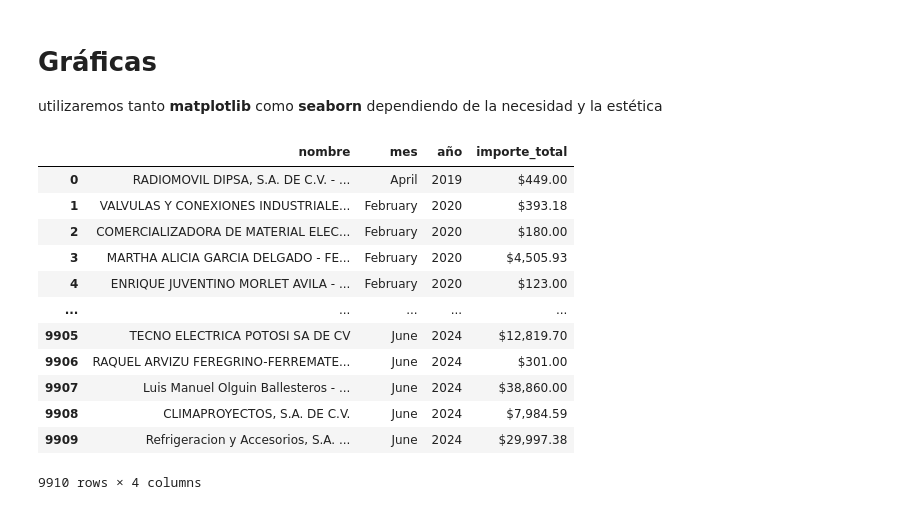
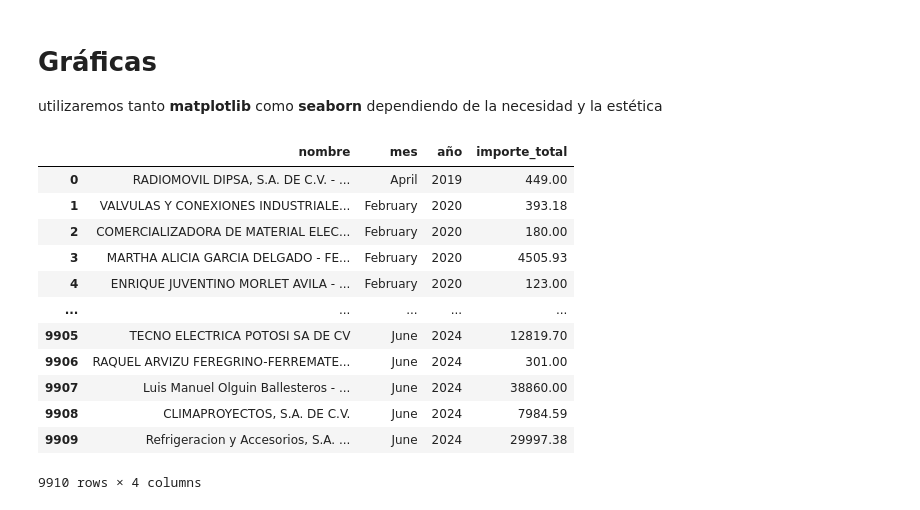
Before and after one commit to Samaelthecreator/DataAnalyst, a Jupyter notebook: comprasAnalysis.ipynb, the cells around one changed output. Saved outputs shown, nothing was run; the diff lists cells and outputs as text; code cells hidden in the pictures.

```diff
--- a/comprasAnalysis.ipynb
+++ b/comprasAnalysis.ipynb
@@ -199,41 +199,38 @@ utilizaremos tanto **matplotlib** como **seaborn** dependiendo de la necesidad y
 # %%
 #Graficamos los 3 mejores proveedores en un periodo de 6 meses y un periodo anual
 #Extraemos una tabla unicamente con la información necesaria y agregamos dos columnas, una para el mes y otra para el año
-
-
-
 
 q_prov = '''
 SELECT
     p.nombre,
     TO_CHAR(c.fecha_recepcion, 'Month') AS mes,
     TO_CHAR(c.fecha_recepcion, 'YYYY') AS año,
-    c.importe_total
+    CAST(c.importe_total AS numeric)
 FROM
     compras c
 INNER JOIN
     proveedores p ON c.id_proveedor = p.id_proveedor;
 
 
                 '''
 prov = pd.read_sql(q_prov,engine)
 
 
 prov
 
 #fig, ax = plt.subplots()
 #ax.scatter(x[])
 # %% [output]
 |  | nombre | mes | año | importe_total |
-| 0 | RADIOMOVIL DIPSA, S.A. DE C.V. - ... | April | 2019 | $449.00 |
-| 1 | VALVULAS Y CONEXIONES INDUSTRIALE... | February | 2020 | $393.18 |
-| 2 | COMERCIALIZADORA DE MATERIAL ELEC... | February | 2020 | $180.00 |
-| 3 | MARTHA ALICIA GARCIA DELGADO - FE... | February | 2020 | $4,505.93 |
-| 4 | ENRIQUE JUVENTINO MORLET AVILA - ... | February | 2020 | $123.00 |
+| 0 | RADIOMOVIL DIPSA, S.A. DE C.V. - ... | April | 2019 | 449.00 |
+| 1 | VALVULAS Y CONEXIONES INDUSTRIALE... | February | 2020 | 393.18 |
+| 2 | COMERCIALIZADORA DE MATERIAL ELEC... | February | 2020 | 180.00 |
+| 3 | MARTHA ALICIA GARCIA DELGADO - FE... | February | 2020 | 4505.93 |
+| 4 | ENRIQUE JUVENTINO MORLET AVILA - ... | February | 2020 | 123.00 |
 | ... | ... | ... | ... | ... |
-| 9905 | TECNO ELECTRICA POTOSI SA DE CV | June | 2024 | $12,819.70 |
-| 9906 | RAQUEL ARVIZU FEREGRINO-FERREMATE... | June | 2024 | $301.00 |
-| 9907 | Luis Manuel Olguin Ballesteros - ... | June | 2024 | $38,860.00 |
-| 9908 | CLIMAPROYECTOS, S.A. DE C.V. | June | 2024 | $7,984.59 |
-| 9909 | Refrigeracion y Accesorios, S.A. ... | June | 2024 | $29,997.38 |
+| 9905 | TECNO ELECTRICA POTOSI SA DE CV | June | 2024 | 12819.70 |
+| 9906 | RAQUEL ARVIZU FEREGRINO-FERREMATE... | June | 2024 | 301.00 |
+| 9907 | Luis Manuel Olguin Ballesteros - ... | June | 2024 | 38860.00 |
+| 9908 | CLIMAPROYECTOS, S.A. DE C.V. | June | 2024 | 7984.59 |
+| 9909 | Refrigeracion y Accesorios, S.A. ... | June | 2024 | 29997.38 |
 9910 rows × 4 columns
```
Also changed, not shown: parts of 4 cells of this notebook.
